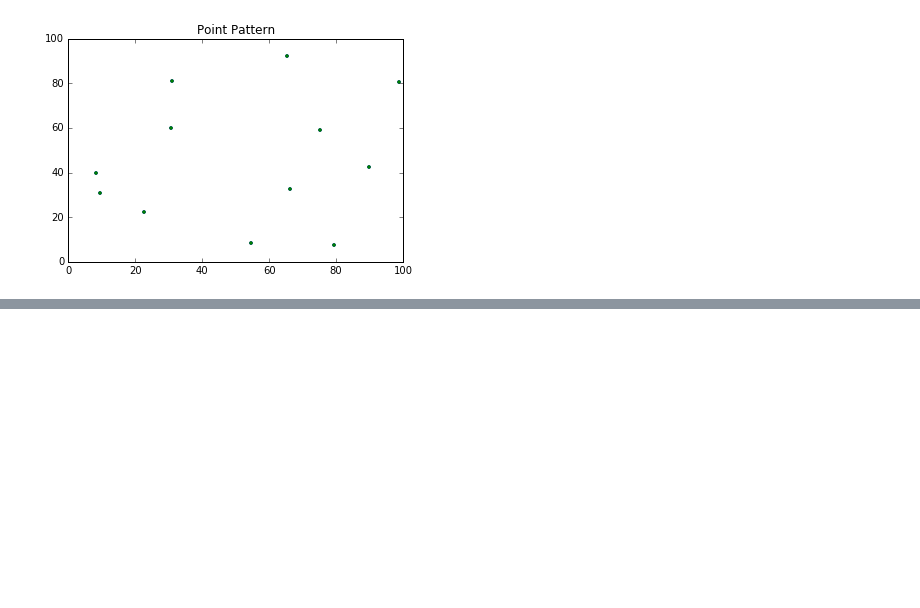
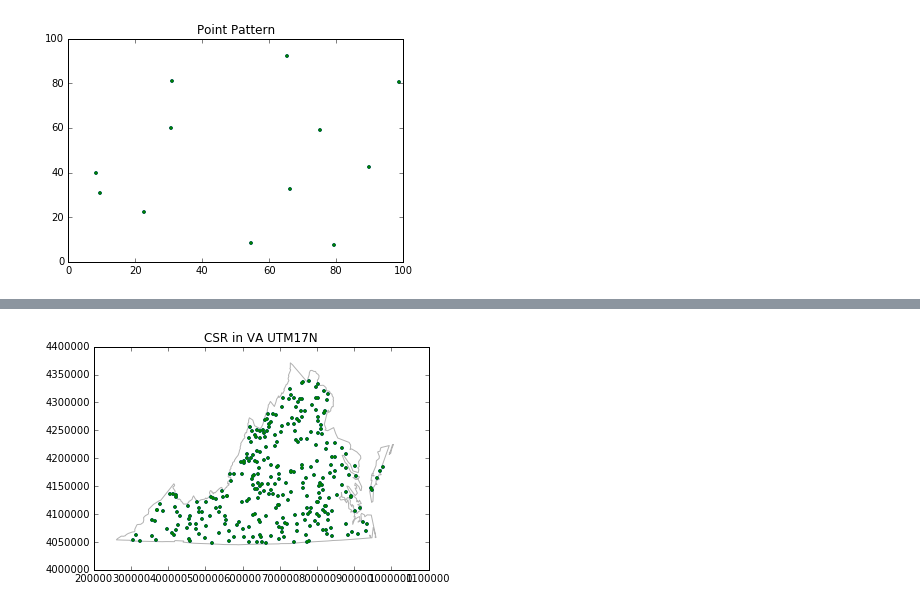
Before and after one commit to pysal/pointpats, a Jupyter notebook: pointpattern.ipynb, the cells around one changed output, grey strips where cells are left out. Saved outputs shown, nothing was run; the diff lists cells and outputs as text; code cells hidden in the pictures; blank space fills up the shorter version.

```diff
--- a/pointpattern.ipynb
+++ b/pointpattern.ipynb
@@ -69 +60,5 @@ vapp1.plot()
+# %%
+vapp.plot(window=True, title="CSR in VA UTM17N")
+# %% [output]
+[figure, added]
 # %%
```
Also changed, not shown: parts of 27 cells of this notebook, 2 other files.
